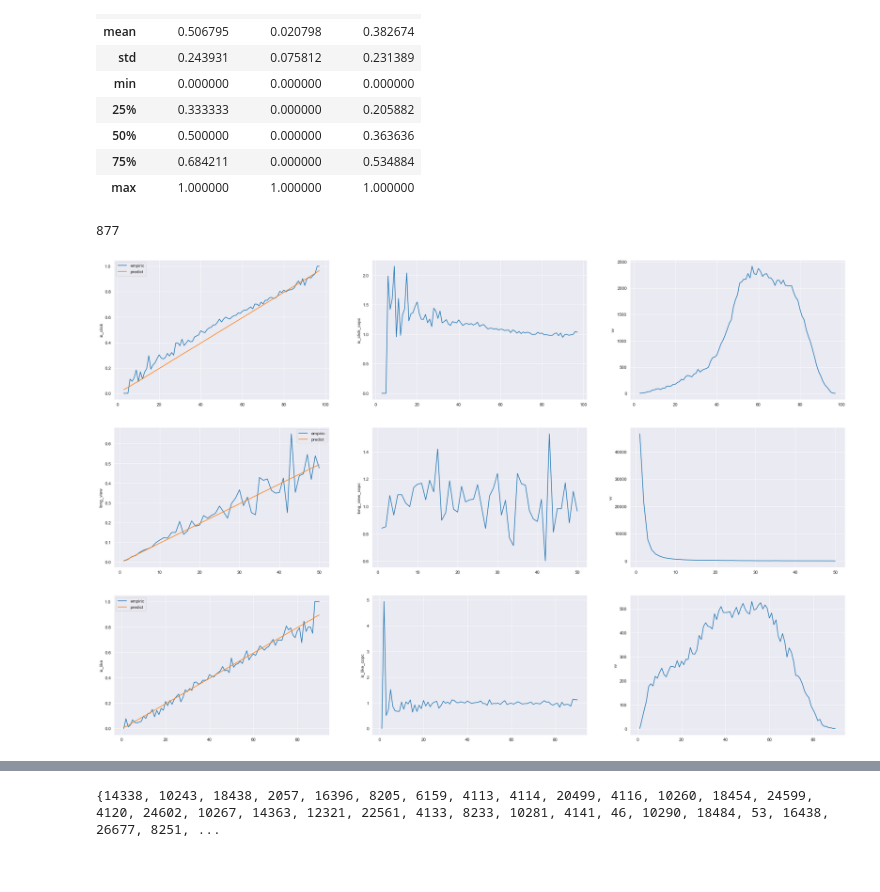
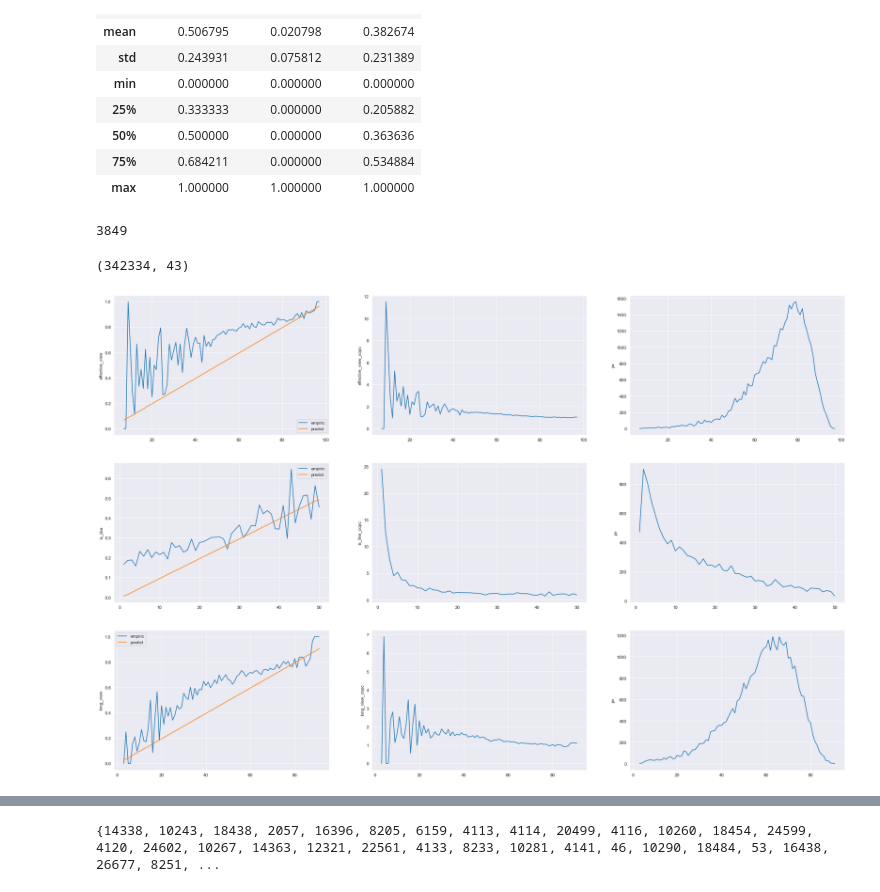
Before and after one commit to Jemma007/myThesis, a Jupyter notebook: lrtThesis/dataset/data_analyse.ipynb, the cells around one changed output, grey strips where cells are left out. Saved outputs shown, nothing was run; the diff lists cells and outputs as text; code cells hidden in the pictures.

```diff
--- a/lrtThesis/dataset/data_analyse.ipynb
+++ b/lrtThesis/dataset/data_analyse.ipynb
@@ -95,7 +95,7 @@ category_features = (['user_id', 'weekday', 'hourmin', 'user_active_degree', 'is
                      + [f'onehot_feat{i}' for i in range(18)]
                      + ['video_id', 'author_id', 'upload_type', 'tag'])
 continuous_features = ['duration_ms', 'server_width', 'server_height','follow_user_num', 'fans_user_num', 'friend_user_num']
-labels = ['is_click', 'long_view', 'is_like'] # 'is_follow', 'is_comment', 'is_forward', 'is_not_hate'
+labels = ['effective_view', 'is_like', 'long_view'] # 'is_follow', 'is_comment', 'is_forward', 'is_not_hate'
 raw_df = pd.read_csv('./data/log_standard_4_08_to_4_21_pure.csv')
 user_df = pd.read_csv('./data/user_features_pure.csv')
 video_df = pd.read_csv('./data/video_features_basic_pure.csv')
@@ -114,4 +114,6 @@ raw_df['tag'] = raw_df['tag'].apply(lambda x:str(x).split(',')[0])
 
 # 处理hate标签
 raw_df['is_not_hate'] = 1 - raw_df['is_hate']
+
+raw_df['effective_view'] = raw_df['is_click']
 # %%
@@ -154,8 +155,9 @@ for label in labels:
     myQuantile(count, label+'_count', i+2, fig)
     # myScatter(count, label+'_count', i+2, fig)
     not_zero_count = count[(count != 0) & (user_count['count'] > 10)] # 有label行为并且互动次数超过10
-    high_xtr_user_set[label] = set(not_zero_count[not_zero_count > not_zero_count.quantile(0.4)].index)
-    low_xtr_user_set[label] = set(not_zero_count[not_zero_count < not_zero_count.quantile(0.6)].index)
+    high_xtr_user_set[label] = set(not_zero_count[not_zero_count > not_zero_count.quantile(0.8)].index)
+    low_xtr_user_set[label] = set(not_zero_count[not_zero_count < not_zero_count.quantile(0.2)].index)
+    print(label, not_zero_count.quantile(0.8), not_zero_count.quantile(0.2))
     i += 2
 plt.savefig('./data/figure/labels.png')
 plt.show()
@@ -163,0 +169,19 @@ plt.show()
+# %%
+fig = plt.figure(figsize=(20, 20))
+i = 0
+high_xtr_user_set = dict()
+low_xtr_user_set = dict()
+user_count = raw_df.groupby("video_id")['user_id'].count().reset_index().rename({'user_id':'count'}, axis=1)
+for label in labels:
+    count = raw_df.groupby("video_id")[label].mean()
+    user_count = user_count.merge(count.reset_index(), on=['user_id'], how='left')
+    myHist(count, label+'_count', i+1, fig)
+    myQuantile(count, label+'_count', i+2, fig)
+    # myScatter(count, label+'_count', i+2, fig)
+    not_zero_count = count[(count != 0) & (user_count['count'] > 10)] # 有label行为并且互动次数超过10
+    high_xtr_user_set[label] = set(not_zero_count[not_zero_count > not_zero_count.quantile(0.8)].index)
+    low_xtr_user_set[label] = set(not_zero_count[not_zero_count < not_zero_count.quantile(0.2)].index)
+    print(label, not_zero_count.quantile(0.8), not_zero_count.quantile(0.2))
+    i += 2
+plt.savefig('./data/figure/item_labels.png')
+plt.show()
@@ -176,9 +203,14 @@ user_count[['is_click', 'is_like', 'long_view']].describe()
 # %%
 len(high_xtr_user_set['is_like'])
 # %% [output]
-877
+3849
 # %%
-val_df = pd.read_csv('./data/save/test_predict_data.csv')
+val_df = pd.read_csv('./data/save/val_predict_data.csv')
+test_df = pd.read_csv('./data/save/test_predict_data.csv')
+val_df = pd.concat([val_df, test_df], axis=0)
+print(val_df.shape)
+# %% [output]
+(342334, 43)
 # %%
 val_df.columns = category_features + continuous_features + labels + ['p_'+l for l in labels]
 for col in category_features:
@@ -186,34 +218,34 @@ for col in category_features:
 # %%
 high_xtr_df_dict = dict()
 fig = plt.figure(figsize=(30, 20))
 copc_dict = dict()
 for i, label in enumerate(labels):
     high_xtr_df_dict[label] = val_df.loc[val_df['user_id'].isin(high_xtr_user_set[label]), ['user_id', label, 'p_'+label]]
     high_xtr_df_dict[label]['x_label'] = np.ceil(high_xtr_df_dict[label]['p_'+label]*100)
     high_xtr_df_dict[label]['x_label'] = high_xtr_df_dict[label]['x_label'].map(int)
     copc_dict[label] = high_xtr_df_dict[label].groupby('x_label')[label].mean().reset_index()
     copc_dict[label].columns = ['x_label', 'emp_'+label]
     copc_dict[label] = copc_dict[label].merge(high_xtr_df_dict[label].groupby('x_label')['p_'+label].mean().reset_index(), on='x_label', how='left')
     vv = high_xtr_df_dict[label]['x_label'].value_counts().reset_index()
-    vv.columns = ['x_label', 'vv']
+    vv.columns = ['x_label', 'pv']
     copc_dict[label] = copc_dict[label].merge(vv, on='x_label', how='left')
     copc_dict[label]['copc'] = copc_dict[label]['emp_'+label] / copc_dict[label]['p_'+label]
     # print(copc_dict[label])
     copc_dict[label] = copc_dict[label].sort_values('p_'+label)
     fig.add_subplot(len(labels), 3, 3*i+1)
     plt.plot(copc_dict[label]['x_label'], copc_dict[label]['emp_'+label], label='empiric')
     plt.plot(copc_dict[label]['x_label'], copc_dict[label]['p_'+label], label='predict')
     plt.ylabel(label)
     plt.legend()
     fig.add_subplot(len(labels), 3, 3*i+2)
     plt.plot(copc_dict[label]['x_label'], copc_dict[label]['copc'])
     plt.ylabel(label+'_copc')
     fig.add_subplot(len(labels), 3, 3*i+3)
-    plt.plot(copc_dict[label]['x_label'], copc_dict[label]['vv'])
-    plt.ylabel('vv')
-plt.savefig('./data/figure/copc.png')
+    plt.plot(copc_dict[label]['x_label'], copc_dict[label]['pv'])
+    plt.ylabel('pv')
+plt.savefig('./data/figure/high_xtr_copc.png')
 # %% [output]
-[figure, old version]
+[figure, new version]
 # %%
 low_xtr_df_dict = dict()
 fig = plt.figure(figsize=(30, 20))
```
Also changed, not shown: parts of 4 cells of this notebook, 8 other files.
